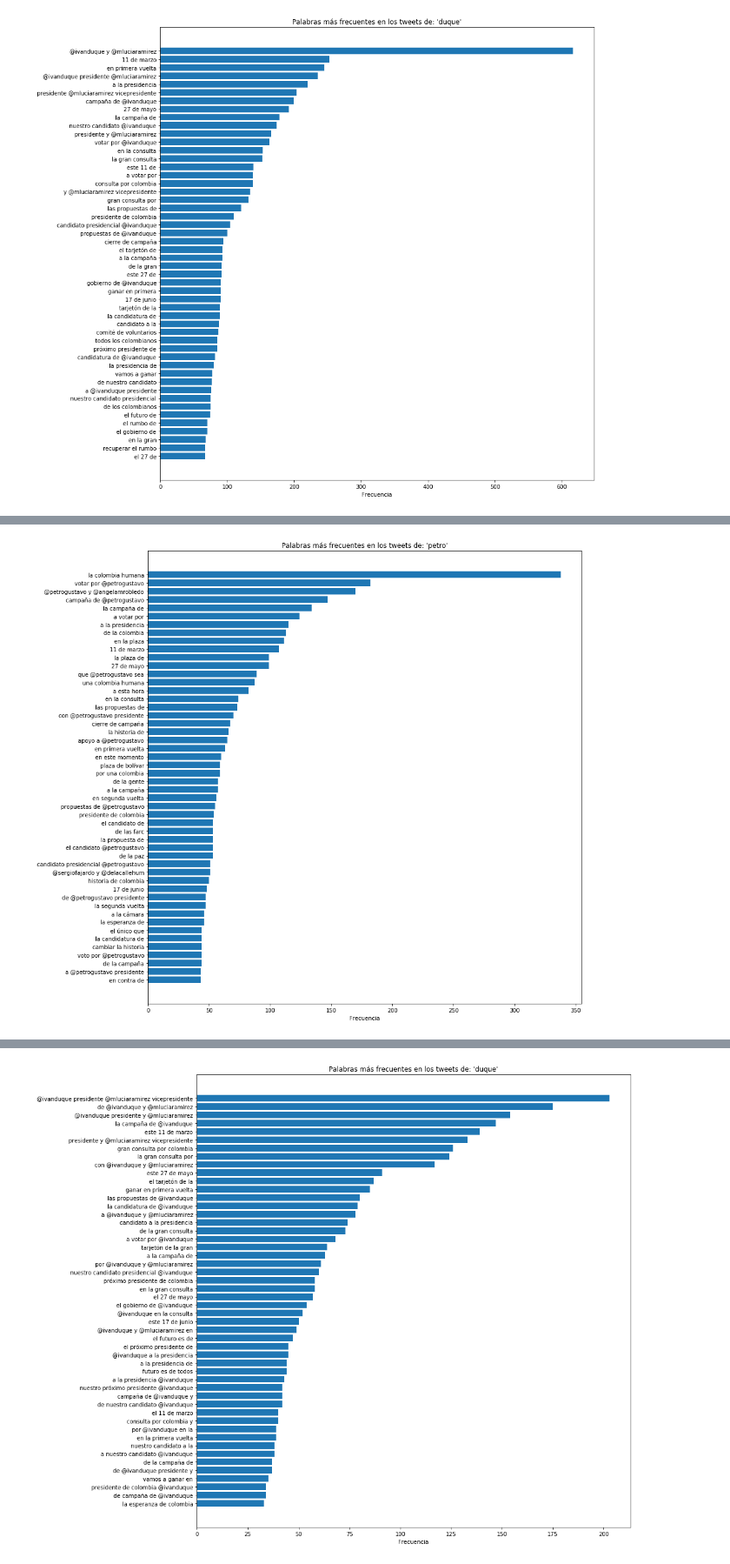
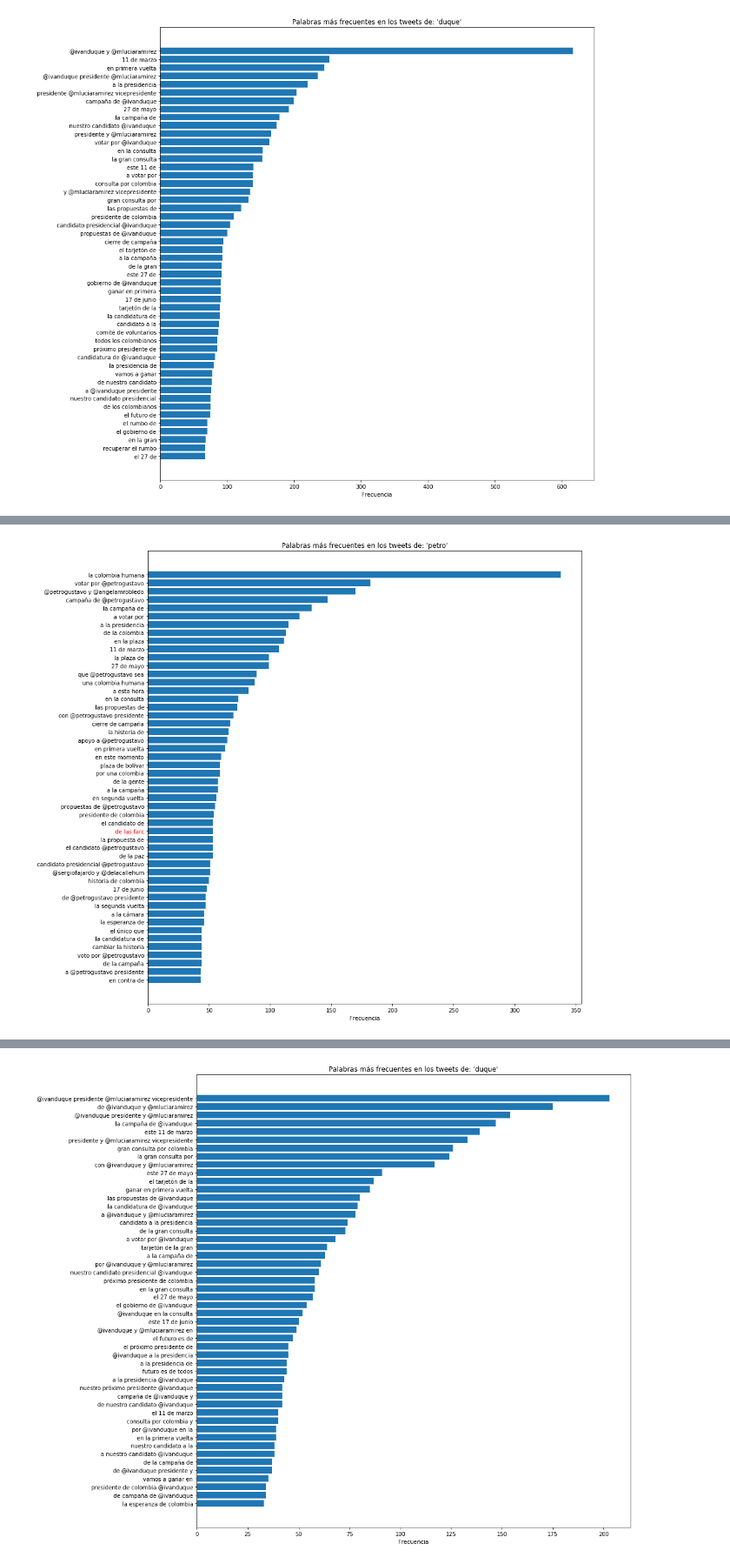
Before and after one commit to sbacarob/defamation-on-colombian-electoral-campaigns, a Jupyter notebook: analyzing_the_data.ipynb, the cells around one changed output, grey strips where cells are left out. Shown at 87% size. Cells and saved outputs as stored; diff of their text form; code cells hidden in the pictures.

Commit message:
add brief discussion on most frequent trigrams
allow highlighting an item on charts

```diff
--- a/analyzing_the_data.ipynb
+++ b/analyzing_the_data.ipynb
@@ -429,7 +429,7 @@ most_frequent_no_stopwords['duque']
 
 Let's now define a function that allows us to visualize this information.
 # %%
-def plot_data(input_dict, key):
+def plot_data(input_dict, key, highlight=None):
     ypos = np.arange(50)
 
     fig, ax = plt.subplots(figsize=(14, 15))
@@ -443,6 +443,9 @@ def plot_data(input_dict, key):
     ax.invert_yaxis()
     ax.set_title("Palabras más frecuentes en los tweets de: '{}'".format(key))
 
+    if highlight is not None:
+        plt.gca().get_yticklabels()[highlight].set_color('#c30101')
+
     plt.show()
 # %%
 plot_data(most_frequent_no_stopwords, 'duque')
@@ -662,4 +685,4 @@ plot_data(most_frequent_trigrams, 'duque')
 # %%
-plot_data(most_frequent_trigrams, 'petro')
+plot_data(most_frequent_trigrams, 'petro', highlight=-19)
 # %% [output]
-[figure, old version]
+[figure, new version]
```
Also changed, not shown: parts of 4 cells of this notebook.
